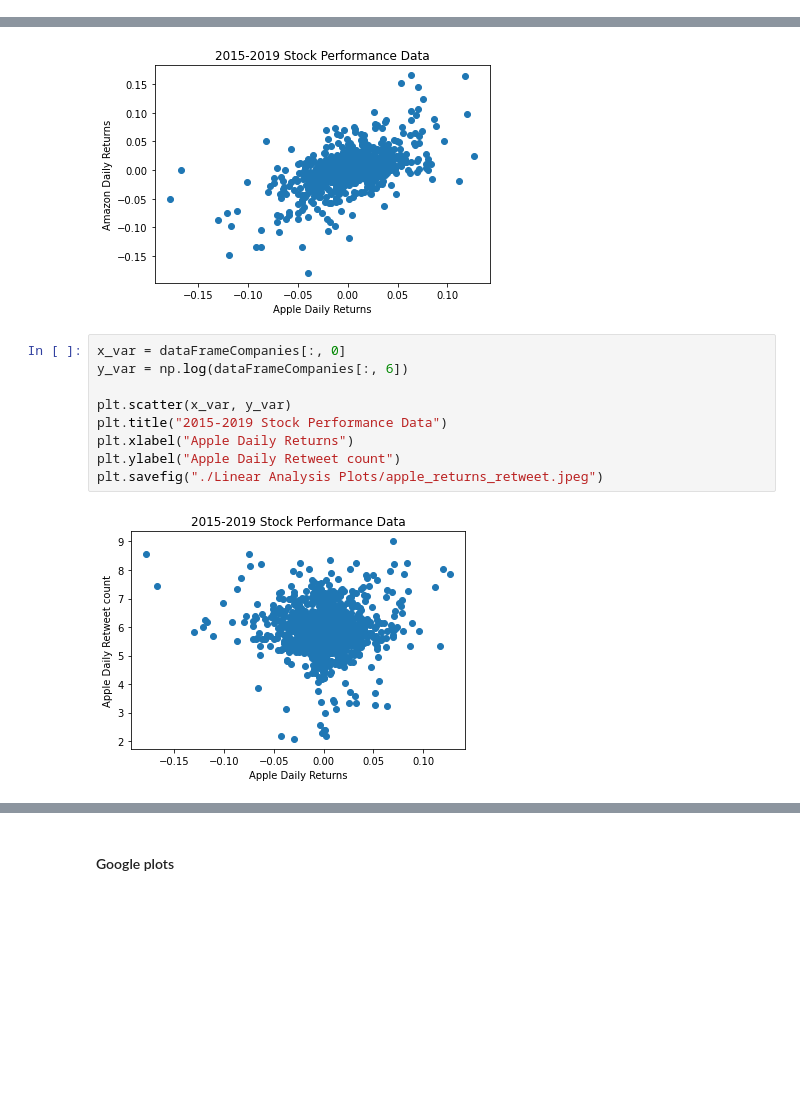
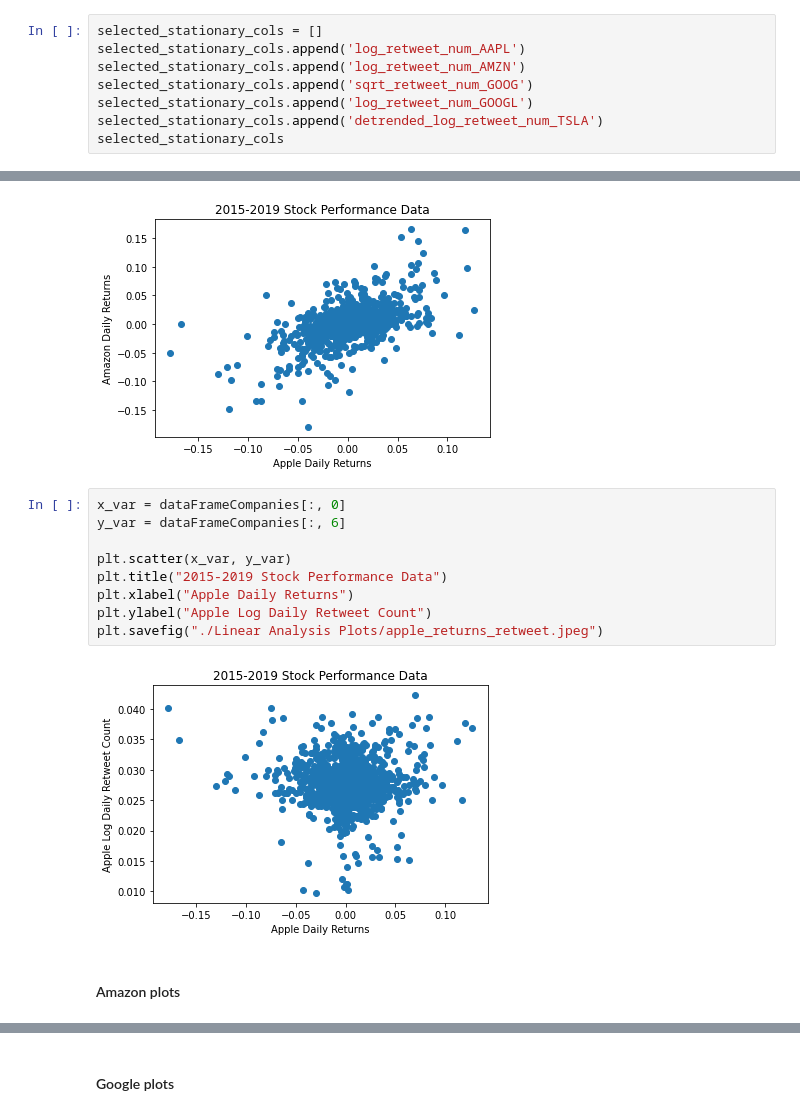
Before and after one commit to dssaenzml/ml703_timeSeriesCausalDiscovery, a Jupyter notebook: Pytrad/stocks_causal_discovery_pytrad.ipynb, the cells around one changed output, grey strips where cells are left out. Cells and saved outputs as stored; diff of their text form; blank space fills up the shorter version.

Commit message:
commit on plots

```diff
--- a/Pytrad/stocks_causal_discovery_pytrad.ipynb
+++ b/Pytrad/stocks_causal_discovery_pytrad.ipynb
@@ -480,0 +490,8 @@ selected_stationary_cols
+# %%
+selected_stationary_cols = []
+selected_stationary_cols.append('log_retweet_num_AAPL')
+selected_stationary_cols.append('log_retweet_num_AMZN')
+selected_stationary_cols.append('sqrt_retweet_num_GOOG')
+selected_stationary_cols.append('log_retweet_num_GOOGL')
+selected_stationary_cols.append('detrended_log_retweet_num_TSLA')
+selected_stationary_cols
@@ -704,12 +726,14 @@ plt.savefig("./Linear Analysis Plots/apple_amazon_returns.jpeg")
 [figure]
 # %%
 x_var = dataFrameCompanies[:, 0]
-y_var = np.log(dataFrameCompanies[:, 6])
+y_var = dataFrameCompanies[:, 6]
 
 plt.scatter(x_var, y_var)
 plt.title("2015-2019 Stock Performance Data")
 plt.xlabel("Apple Daily Returns")
-plt.ylabel("Apple Daily Retweet count")
+plt.ylabel("Apple Log Daily Retweet Count")
 plt.savefig("./Linear Analysis Plots/apple_returns_retweet.jpeg")
 # %% [output]
-[figure, old version]
+[figure, new version]
+# %% [markdown]
+#### Amazon plots
```
Also changed, not shown: parts of 19 cells of this notebook, 1 other file.
